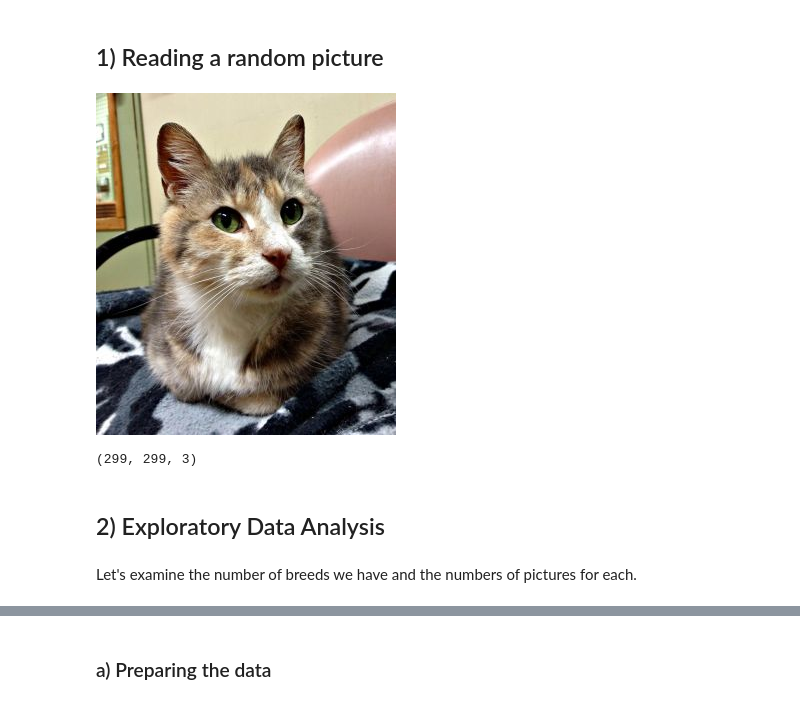
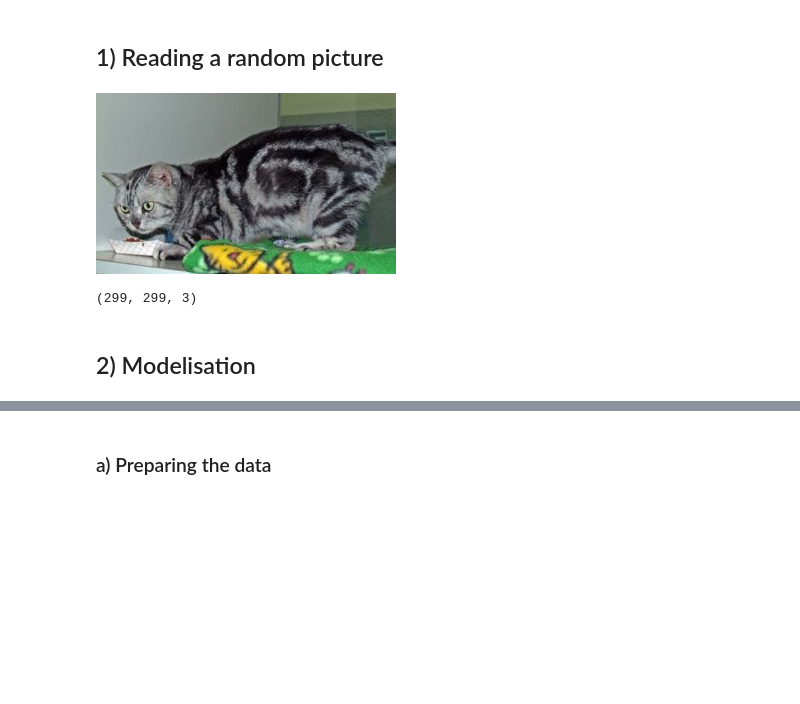
Before and after one commit to cecilegltslmcs/cats-classification, a Jupyter notebook: notebook.ipynb, the cells around one changed output, grey strips where cells are left out. Cells and saved outputs as stored; diff of their text form; code cells hidden in the pictures; blank space fills up the shorter version.

```diff
--- a/notebook.ipynb
+++ b/notebook.ipynb
@@ -52,13 +31,13 @@ Drive already mounted at /content/drive; to attempt to forcibly remount, call dr
 # %% [markdown]
 ## 1) Reading a random picture
 # %%
-name = "Dilute Calico/31860731_7498.jpg"
+name = "British Shorthair/9478217_2517.jpg"
 fullname = f'{path}/{name}'
 
 # print a kitty picture
 load_img(fullname)
 # %% [output]
-[figure, old version]
+[figure, new version]
 # %%
 # changing size
 img = load_img(fullname, target_size=(299,299))
@@ -68,6 +47,4 @@ x.shape
 # %% [output]
 (299, 299, 3)
 # %% [markdown]
-## 2) Exploratory Data Analysis
+## 2) Modelisation
-# %% [markdown]
-Let's examine the number of breeds we have and the numbers of pictures for each.
```
Also changed, not shown: parts of 31 cells of this notebook.
